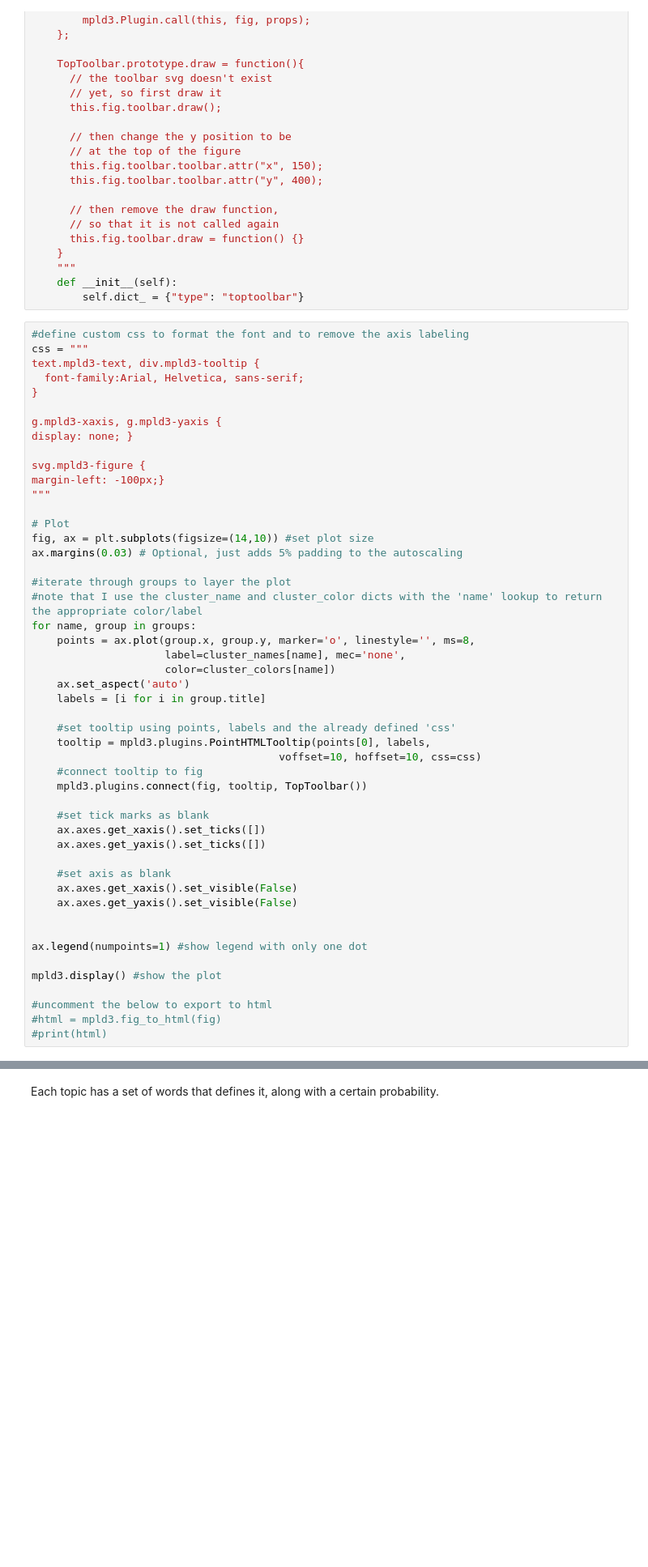
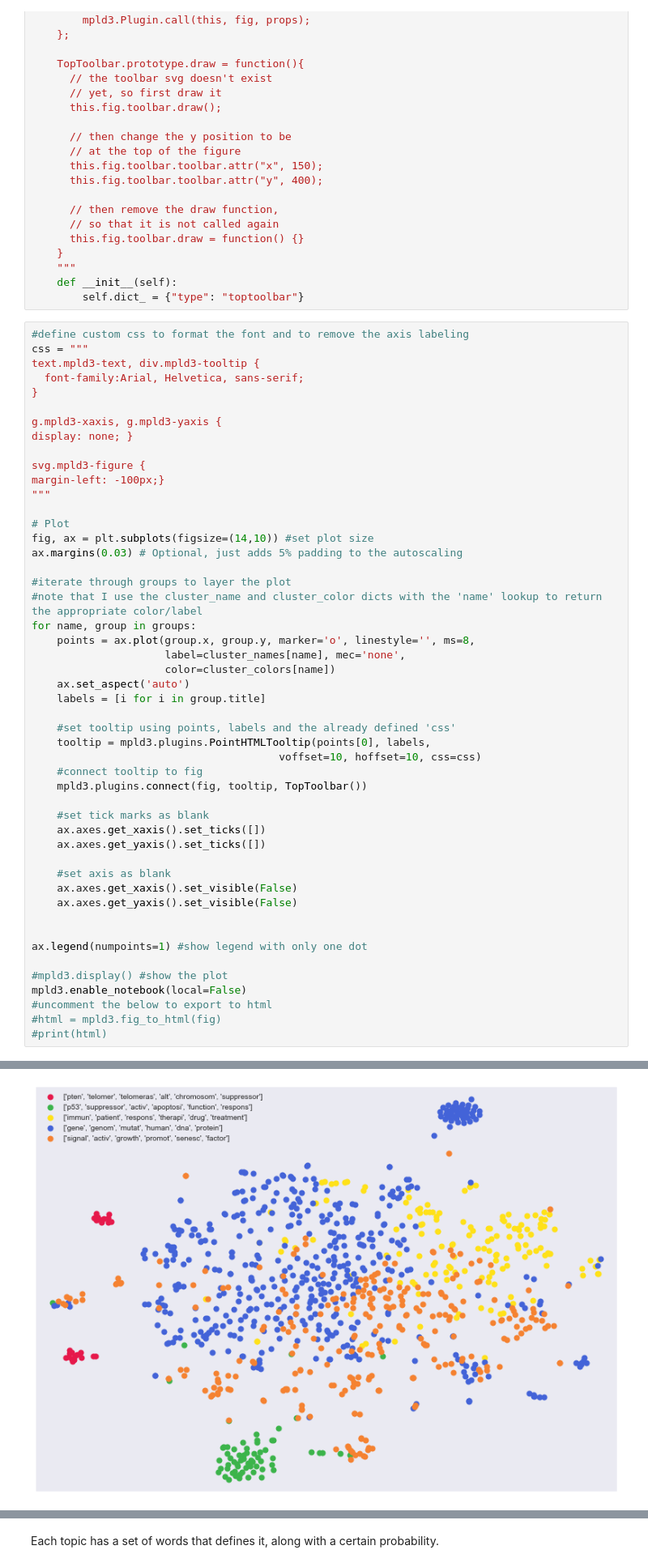
Before and after one commit to mengyux2/Relations-in-PubMed-papers, a Jupyter notebook: Relations-in-Pubmed-papers-demo.ipynb, the cells around one changed output, grey strips where cells are left out. Shown: that part at 81% size. Cells and saved outputs as stored; diff of their text form; blank space fills up the shorter version.

Commit message:
update jupyter notebook

```diff
--- a/Relations-in-Pubmed-papers-demo.ipynb
+++ b/Relations-in-Pubmed-papers-demo.ipynb
@@ -548,8 +548,8 @@ for name, group in groups:
 
 ax.legend(numpoints=1) #show legend with only one dot
 
-mpld3.display() #show the plot
-
+#mpld3.display() #show the plot
+mpld3.enable_notebook(local=False)
 #uncomment the below to export to html
 #html = mpld3.fig_to_html(fig)
 #print(html)
@@ -558,3 +557,4 @@ mpld3.display() #show the plot
+[figure, added]
 # %% [markdown]
 ## Topic modeling using Latent Dirichlet Allocation (LDA)
 
```
Also changed, not shown: parts of 1 cell of this notebook.
